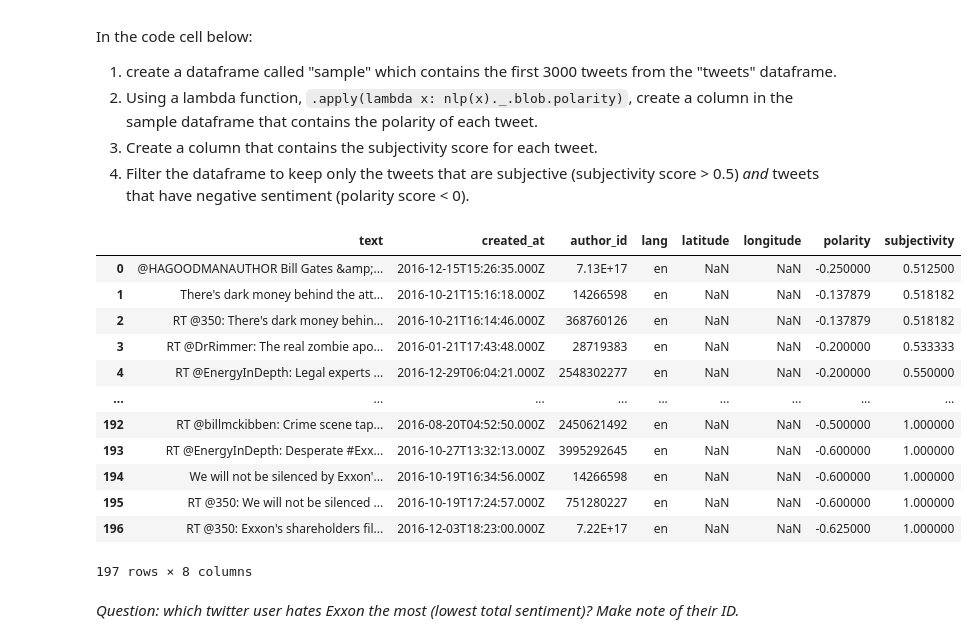
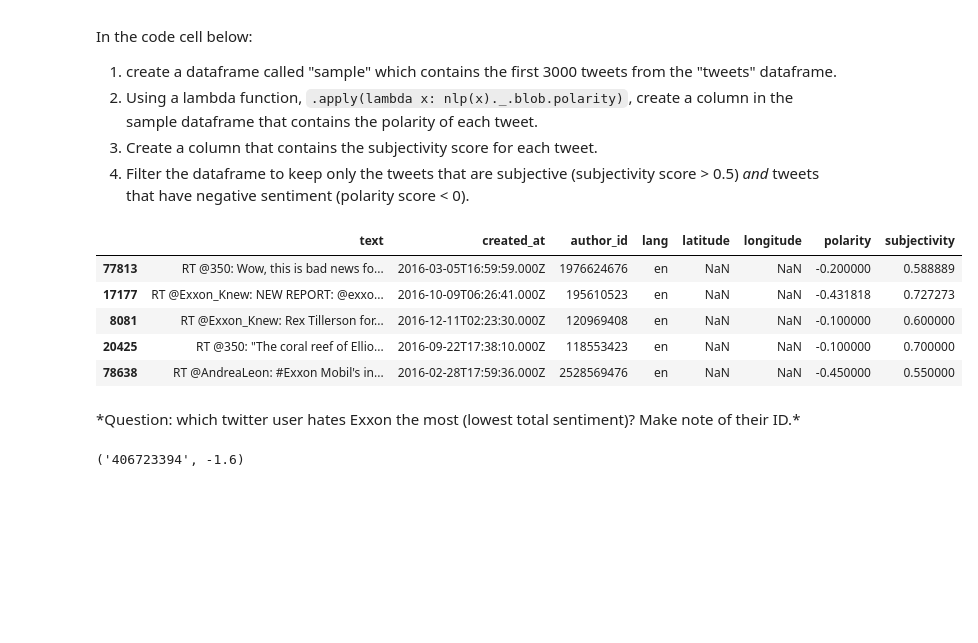
Before and after one commit to yihsun25/QM2, a Jupyter notebook: notebooks/W04. Natural Language Processing.ipynb, the cells around one changed output. Drawn from its saved outputs; the diff is of its cells as text; code cells hidden in the pictures; blank space fills up the shorter version.

```diff
--- a/notebooks/W04. Natural Language Processing.ipynb
+++ b/notebooks/W04. Natural Language Processing.ipynb
@@ -699,26 +635,30 @@ In the code cell below:
 # %%
 sample = tweets.head(3000).copy()
 
-sample['polarity'] = sample['text'].apply(lambda x: TextBlob(x).sentiment.polarity if x else None)
-sample['subjectivity'] = sample['text'].apply(lambda x: TextBlob(x).sentiment.subjectivity if x else None)
+# Apply the nlp model to calculate polarity and subjectivity
+sample["polarity"] = sample["text"].apply(lambda x: nlp(x)._.blob.polarity)
+sample["subjectivity"] = sample["text"].apply(lambda x: nlp(x)._.blob.subjectivity)
 
-sample = sample[(sample['subjectivity'] > 0.5) & (sample['polarity'] < 0)]
-sample = sample.sort_values(by='subjectivity', ascending=True).reset_index(drop=True)
+# Filter to retain only subjective tweets with negative sentiment
+filtered_sample = sample[(sample["subjectivity"] > 0.5) & (sample["polarity"] < 0)]
 
-sample
+# Display or further process the filtered_sample dataframe
+filtered_sample.head()
 # %% [output]
 |  | text | created_at | author_id | lang | latitude | longitude | polarity | subjectivity |
-| 0 | @HAGOODMANAUTHOR Bill Gates &amp;... | 2016-12-15T15:26:35.000Z | 7.13E+17 | en | NaN | NaN | -0.250000 | 0.512500 |
-| 1 | There's dark money behind the att... | 2016-10-21T15:16:18.000Z | 14266598 | en | NaN | NaN | -0.137879 | 0.518182 |
-| 2 | RT @350: There's dark money behin... | 2016-10-21T16:14:46.000Z | 368760126 | en | NaN | NaN | -0.137879 | 0.518182 |
-| 3 | RT @DrRimmer: The real zombie apo... | 2016-01-21T17:43:48.000Z | 28719383 | en | NaN | NaN | -0.200000 | 0.533333 |
-| 4 | RT @EnergyInDepth: Legal experts ... | 2016-12-29T06:04:21.000Z | 2548302277 | en | NaN | NaN | -0.200000 | 0.550000 |
-| ... | ... | ... | ... | ... | ... | ... | ... | ... |
-| 192 | RT @billmckibben: Crime scene tap... | 2016-08-20T04:52:50.000Z | 2450621492 | en | NaN | NaN | -0.500000 | 1.000000 |
-| 193 | RT @EnergyInDepth: Desperate #Exx... | 2016-10-27T13:32:13.000Z | 3995292645 | en | NaN | NaN | -0.600000 | 1.000000 |
-| 194 | We will not be silenced by Exxon'... | 2016-10-19T16:34:56.000Z | 14266598 | en | NaN | NaN | -0.600000 | 1.000000 |
-| 195 | RT @350: We will not be silenced ... | 2016-10-19T17:24:57.000Z | 751280227 | en | NaN | NaN | -0.600000 | 1.000000 |
-| 196 | RT @350: Exxon's shareholders fil... | 2016-12-03T18:23:00.000Z | 7.22E+17 | en | NaN | NaN | -0.625000 | 1.000000 |
+| 77813 | RT @350: Wow, this is bad news fo... | 2016-03-05T16:59:59.000Z | 1976624676 | en | NaN | NaN | -0.200000 | 0.588889 |
+| 17177 | RT @Exxon_Knew: NEW REPORT: @exxo... | 2016-10-09T06:26:41.000Z | 195610523 | en | NaN | NaN | -0.431818 | 0.727273 |
+| 8081 | RT @Exxon_Knew: Rex Tillerson for... | 2016-12-11T02:23:30.000Z | 120969408 | en | NaN | NaN | -0.100000 | 0.600000 |
+| 20425 | RT @350: "The coral reef of Ellio... | 2016-09-22T17:38:10.000Z | 118553423 | en | NaN | NaN | -0.100000 | 0.700000 |
+| 78638 | RT @AndreaLeon: #Exxon Mobil's in... | 2016-02-28T17:59:36.000Z | 2528569476 | en | NaN | NaN | -0.450000 | 0.550000 |
-197 rows × 8 columns
 # %% [markdown]
-*Question: which twitter user hates Exxon the most (lowest total sentiment)? Make note of their ID.*
+\*Question: which twitter user hates Exxon the most (lowest total sentiment)? Make note of their ID.*
+# %%
+user_sentiment = filtered_sample.groupby("author_id")["polarity"].sum()
+
+most_negative_user_id = user_sentiment.idxmin()
+lowest_total_sentiment = user_sentiment.min()
+
+most_negative_user_id, lowest_total_sentiment
+# %% [output]
+('406723394', -1.6)
```
Also changed, not shown: parts of 5 cells of this notebook.
